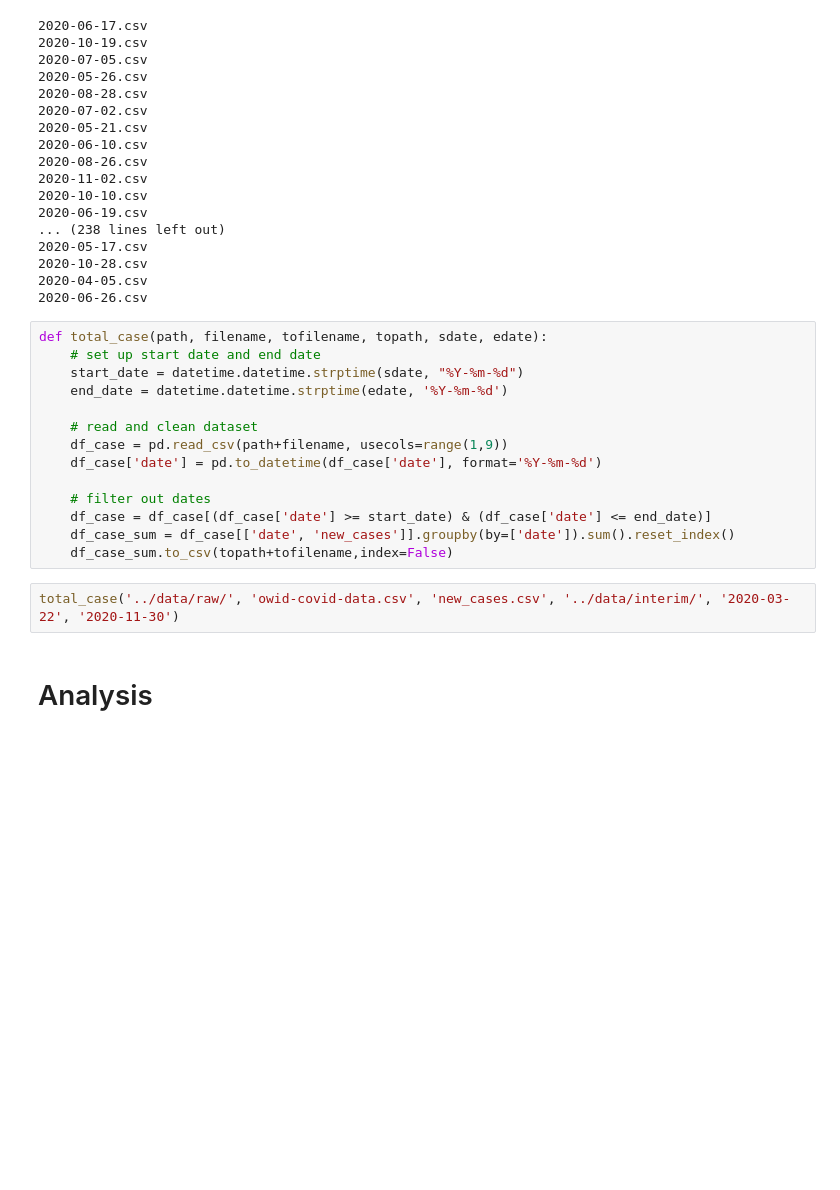
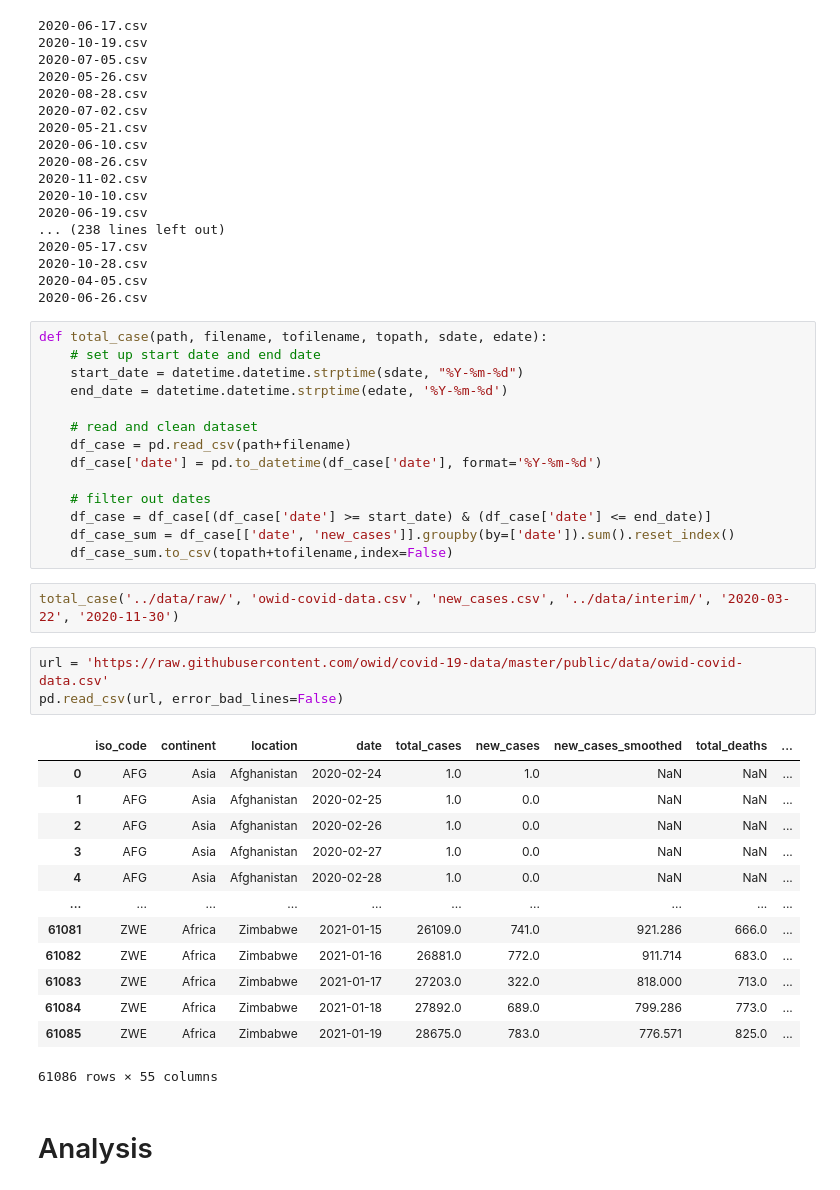
Before and after one commit to yunlintang/DSC180B-Project, a Jupyter notebook: notebooks/text_cleaning.ipynb, the cells around one changed output. Cells and saved outputs as stored; diff of their text form; blank space fills up the shorter version.

```diff
--- a/notebooks/text_cleaning.ipynb
+++ b/notebooks/text_cleaning.ipynb
@@ -75,7 +75,7 @@ def total_case(path, filename, tofilename, topath, sdate, edate):
     end_date = datetime.datetime.strptime(edate, '%Y-%m-%d')
 
     # read and clean dataset
-    df_case = pd.read_csv(path+filename, usecols=range(1,9))
+    df_case = pd.read_csv(path+filename)
     df_case['date'] = pd.to_datetime(df_case['date'], format='%Y-%m-%d')
 
     # filter out dates
@@ -84,6 +84,23 @@ def total_case(path, filename, tofilename, topath, sdate, edate):
     df_case_sum.to_csv(topath+tofilename,index=False)
 # %%
 total_case('../data/raw/', 'owid-covid-data.csv', 'new_cases.csv', '../data/interim/', '2020-03-22', '2020-11-30')
+# %%
+url = 'https://raw.githubusercontent.com/owid/covid-19-data/master/public/data/owid-covid-data.csv'
+pd.read_csv(url, error_bad_lines=False)
+# %% [output]
+|  | iso_code | continent | location | date | total_cases | new_cases | new_cases_smoothed | total_deaths | ... |
+| 0 | AFG | Asia | Afghanistan | 2020-02-24 | 1.0 | 1.0 | NaN | NaN | ... |
+| 1 | AFG | Asia | Afghanistan | 2020-02-25 | 1.0 | 0.0 | NaN | NaN | ... |
+| 2 | AFG | Asia | Afghanistan | 2020-02-26 | 1.0 | 0.0 | NaN | NaN | ... |
+| 3 | AFG | Asia | Afghanistan | 2020-02-27 | 1.0 | 0.0 | NaN | NaN | ... |
+| 4 | AFG | Asia | Afghanistan | 2020-02-28 | 1.0 | 0.0 | NaN | NaN | ... |
+| ... | ... | ... | ... | ... | ... | ... | ... | ... | ... |
+| 61081 | ZWE | Africa | Zimbabwe | 2021-01-15 | 26109.0 | 741.0 | 921.286 | 666.0 | ... |
+| 61082 | ZWE | Africa | Zimbabwe | 2021-01-16 | 26881.0 | 772.0 | 911.714 | 683.0 | ... |
+| 61083 | ZWE | Africa | Zimbabwe | 2021-01-17 | 27203.0 | 322.0 | 818.000 | 713.0 | ... |
+| 61084 | ZWE | Africa | Zimbabwe | 2021-01-18 | 27892.0 | 689.0 | 799.286 | 773.0 | ... |
+| 61085 | ZWE | Africa | Zimbabwe | 2021-01-19 | 28675.0 | 783.0 | 776.571 | 825.0 | ... |
+61086 rows × 55 columns
 # %% [markdown]
 # Analysis
 # %%
```
Also changed, not shown: 6 other files.
